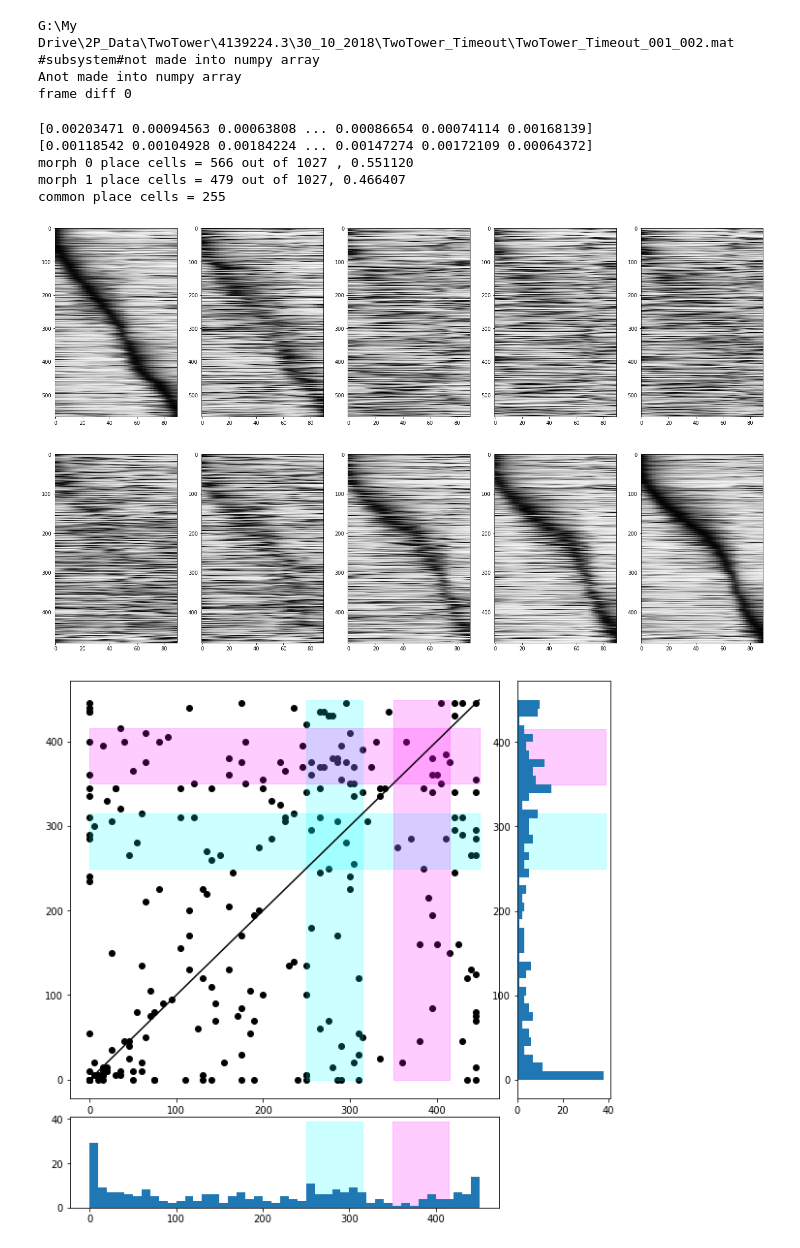
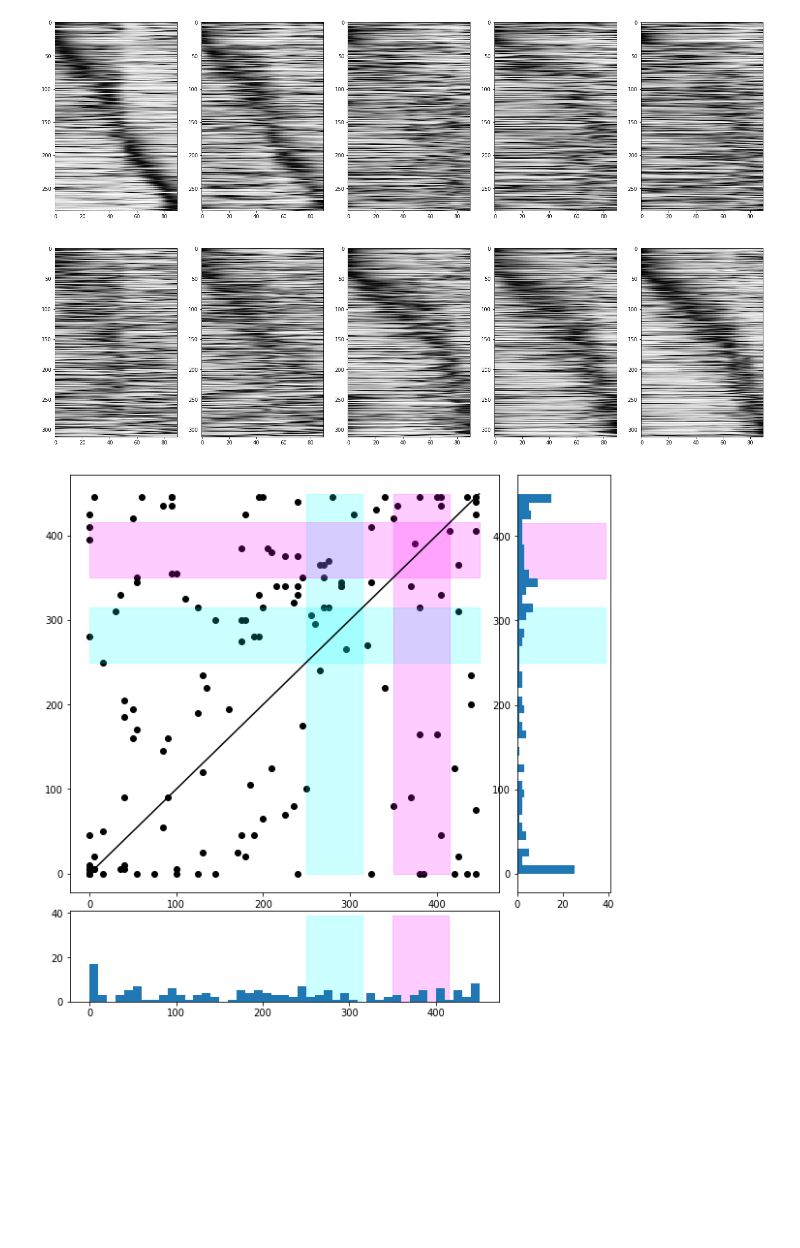
Before and after one commit to GiocomoLab/MightyMorphingPhotonRangers, a Jupyter notebook: PlaceCellAnalyses/PVCorrelation.ipynb, the cells around one changed output. Saved outputs shown, nothing was run; the diff lists cells and outputs as text; code cells hidden in the pictures; blank space fills up the shorter version.

```diff
--- a/PlaceCellAnalyses/PVCorrelation.ipynb
+++ b/PlaceCellAnalyses/PVCorrelation.ipynb
@@ -25,8 +23,10 @@ mouse = '4139224.3'
+# %%
+mouse = '4139219.2'
 # %%
 df_mouse = df[df['MouseName'].str.match(mouse)]
 df_mouse = df_mouse[df_mouse['Track'].str.match('TwoTower_noTimeout') | df_mouse['Track'].str.match('TwoTower_Timeout')]
 
-sess = df_mouse.iloc[8]
+sess = df_mouse.iloc[10]
 VRDat,C,Cd, S, A = pp.load_scan_sess(sess)
 trial_info, tstart_inds, teleport_inds = u.by_trial_info(VRDat)
 S_trial_mat, occ, edges, centers = u.make_pos_bin_trial_matrices(S,VRDat.pos._values,tstart_inds,teleport_inds)
@@ -52,5 +56,5 @@ C_dict = u.trial_type_dict(C_trial_mat,trial_info['morphs'])
 ######### population vector correlation
 
 # calculate place cells
-FR,masks,SI = pc.single_session(sess)
+FR,masks,SI = pc.single_session(sess,C=C,VRDat=VRDat)
 # %% [output]
@@ -67,11 +68,2 @@ See the caveats in the documentation: http://pandas.pydata.org/pandas-docs/stabl
-G:\My Drive\2P_Data\TwoTower\4139224.3\30_10_2018\TwoTower_Timeout\TwoTower_Timeout_001_002.mat
-#subsystem#not made into numpy array
-Anot made into numpy array
-frame diff 0
-[0.00203471 0.00094563 0.00063808 ... 0.00086654 0.00074114 0.00168139]
-[0.00118542 0.00104928 0.00184224 ... 0.00147274 0.00172109 0.00064372]
-morph 0 place cells = 566 out of 1027 , 0.551120
-morph 1 place cells = 479 out of 1027, 0.466407
-common place cells = 255
-[figure, old version]
+[figure, new version]
-[figure, old version]
+[figure, new version]
```
Also changed, not shown: parts of 11 cells of this notebook, 12 other files.
